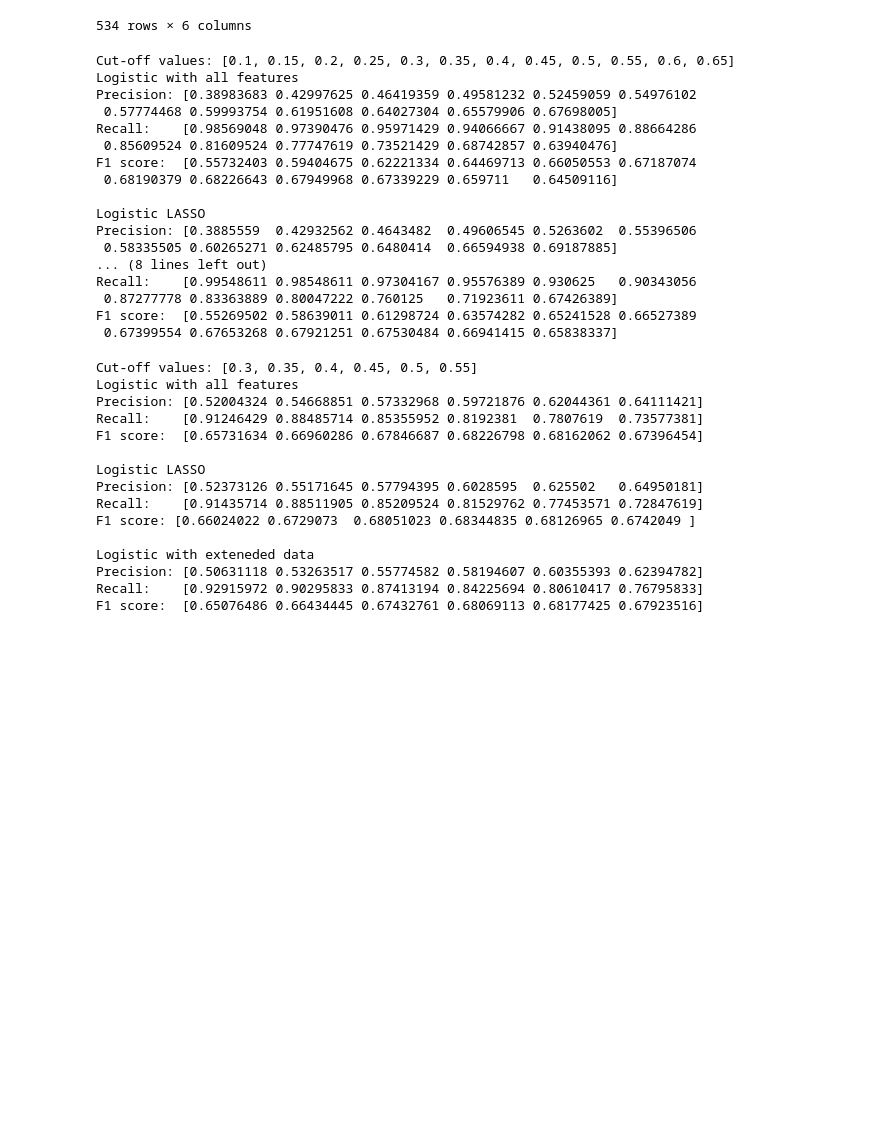
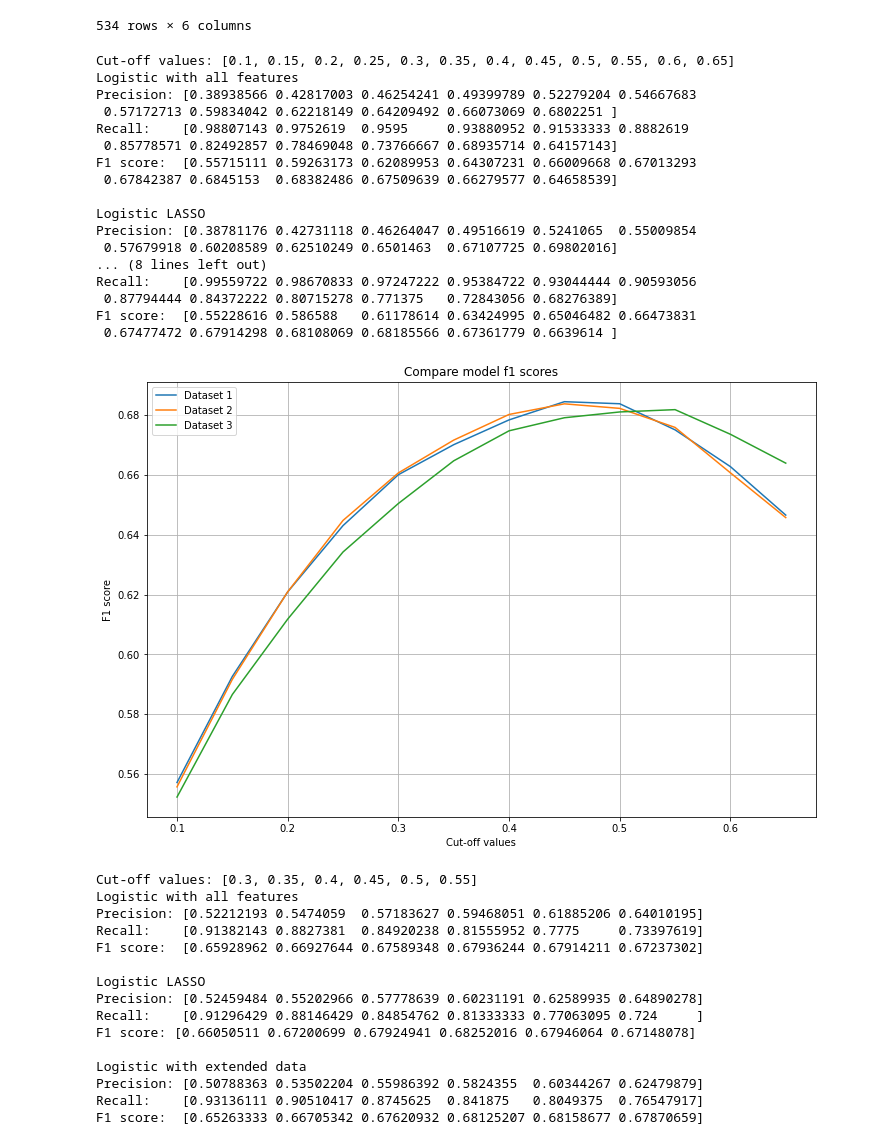
Before and after one commit to danhtran358/DATA-445, a Jupyter notebook: Project_Logistic.ipynb, the cells around one changed output. Drawn from its saved outputs; the diff is of its cells as text; code cells hidden in the pictures; blank space fills up the shorter version.

```diff
--- a/Project_Logistic.ipynb
+++ b/Project_Logistic.ipynb
@@ -299,7 +308,7 @@ for i in range(50):
             ## label likelihood
             pred_labels = np.where(pred < cut_off, 0, 1)
 
-            extended_precision.append(precision_score(Y_test, pred_labels))
+            extended_precision.append(precision_score(Y_test, pred_labels, zero_division = 0))
             extended_recall.append(recall_score(Y_test, pred_labels, zero_division = 0))
             extended_f1.append(f1_score(Y_test, pred_labels, zero_division = 0))
 
@@ -342,21 +351,37 @@ print('F1 score: ', avg_f1_score_extended)
 # %% [output]
 Cut-off values: [0.1, 0.15, 0.2, 0.25, 0.3, 0.35, 0.4, 0.45, 0.5, 0.55, 0.6, 0.65]
 Logistic with all features
-Precision: [0.38983683 0.42997625 0.46419359 0.49581232 0.52459059 0.54976102
- 0.57774468 0.59993754 0.61951608 0.64027304 0.65579906 0.67698005]
-Recall:    [0.98569048 0.97390476 0.95971429 0.94066667 0.91438095 0.88664286
- 0.85609524 0.81609524 0.77747619 0.73521429 0.68742857 0.63940476]
-F1 score:  [0.55732403 0.59404675 0.62221334 0.64469713 0.66050553 0.67187074
- 0.68190379 0.68226643 0.67949968 0.67339229 0.659711   0.64509116]
+Precision: [0.38938566 0.42817003 0.46254241 0.49399789 0.52279204 0.54667683
+ 0.57172713 0.59834042 0.62218149 0.64209492 0.66073069 0.6802251 ]
+Recall:    [0.98807143 0.9752619  0.9595     0.93880952 0.91533333 0.8882619
+ 0.85778571 0.82492857 0.78469048 0.73766667 0.68935714 0.64157143]
+F1 score:  [0.55715111 0.59263173 0.62089953 0.64307231 0.66009668 0.67013293
+ 0.67842387 0.6845153  0.68382486 0.67509639 0.66279577 0.64658539]
 
 Logistic LASSO
-Precision: [0.3885559  0.42932562 0.4643482  0.49606545 0.5263602  0.55396506
- 0.58335505 0.60265271 0.62485795 0.6480414  0.66594938 0.69187885]
+Precision: [0.38781176 0.42731118 0.46264047 0.49516619 0.5241065  0.55009854
+ 0.57679918 0.60208589 0.62510249 0.6501463  0.67107725 0.69802016]
 ... (8 lines left out)
-Recall:    [0.99548611 0.98548611 0.97304167 0.95576389 0.930625   0.90343056
- 0.87277778 0.83363889 0.80047222 0.760125   0.71923611 0.67426389]
-F1 score:  [0.55269502 0.58639011 0.61298724 0.63574282 0.65241528 0.66527389
- 0.67399554 0.67653268 0.67921251 0.67530484 0.66941415 0.65838337]
+Recall:    [0.99559722 0.98670833 0.97247222 0.95384722 0.93044444 0.90593056
+ 0.87794444 0.84372222 0.80715278 0.771375   0.72843056 0.68276389]
+F1 score:  [0.55228616 0.586588   0.61178614 0.63424995 0.65046482 0.66473831
+ 0.67477472 0.67914298 0.68108069 0.68185566 0.67361779 0.6639614 ]
+# %%
+from matplotlib import pyplot as plt
+fig = plt.figure(figsize = (12, 8))
+
+## Visualization of f1 metrics of each model
+plt.plot(cut_off_values, avg_f1_score)
+plt.plot(cut_off_values, avg_f1_score_lasso)
+plt.plot(cut_off_values, avg_f1_score_extended)
+plt.title('Compare model f1 scores')
+plt.ylabel('F1 score')
+plt.xlabel('Cut-off values')
+plt.legend(['Dataset 1', 'Dataset 2', 'Dataset 3'], loc = 'upper left')
+plt.grid()
+plt.show()
+# %% [output]
+[figure, added]
 # %%
 ## lists to store results
 precision_scores = list()
@@ -483,23 +508,23 @@ print('Precision:', avg_precision_score_lasso)
 print('Recall:   ', avg_recall_score_lasso)
 print('F1 score:', avg_f1_score_lasso)
 print()
-print('Logistic with exteneded data')
+print('Logistic with extended data')
 print('Precision:', avg_precision_score_extended)
 print('Recall:   ', avg_recall_score_extended)
 print('F1 score: ', avg_f1_score_extended)
 # %% [output]
 Cut-off values: [0.3, 0.35, 0.4, 0.45, 0.5, 0.55]
 Logistic with all features
-Precision: [0.52004324 0.54668851 0.57332968 0.59721876 0.62044361 0.64111421]
-Recall:    [0.91246429 0.88485714 0.85355952 0.8192381  0.7807619  0.73577381]
-F1 score:  [0.65731634 0.66960286 0.67846687 0.68226798 0.68162062 0.67396454]
+Precision: [0.52212193 0.5474059  0.57183627 0.59468051 0.61885206 0.64010195]
+Recall:    [0.91382143 0.8827381  0.84920238 0.81555952 0.7775     0.73397619]
+F1 score:  [0.65928962 0.66927644 0.67589348 0.67936244 0.67914211 0.67237302]
 
 Logistic LASSO
-Precision: [0.52373126 0.55171645 0.57794395 0.6028595  0.625502   0.64950181]
-Recall:    [0.91435714 0.88511905 0.85209524 0.81529762 0.77453571 0.72847619]
-F1 score: [0.66024022 0.6729073  0.68051023 0.68344835 0.68126965 0.6742049 ]
+Precision: [0.52459484 0.55202966 0.57778639 0.60231191 0.62589935 0.64890278]
+Recall:    [0.91296429 0.88146429 0.84854762 0.81333333 0.77063095 0.724     ]
+F1 score: [0.66050511 0.67200699 0.67924941 0.68252016 0.67946064 0.67148078]
 
-Logistic with exteneded data
-Precision: [0.50631118 0.53263517 0.55774582 0.58194607 0.60355393 0.62394782]
-Recall:    [0.92915972 0.90295833 0.87413194 0.84225694 0.80610417 0.76795833]
-F1 score:  [0.65076486 0.66434445 0.67432761 0.68069113 0.68177425 0.67923516]
+Logistic with extended data
+Precision: [0.50788363 0.53502204 0.55986392 0.5824355  0.60344267 0.62479879]
+Recall:    [0.93136111 0.90510417 0.8745625  0.841875   0.8049375  0.76547917]
+F1 score:  [0.65263333 0.66705342 0.67620932 0.68125207 0.68158677 0.67870659]
```
Also changed, not shown: parts of 13 cells of this notebook, 6 other files.
